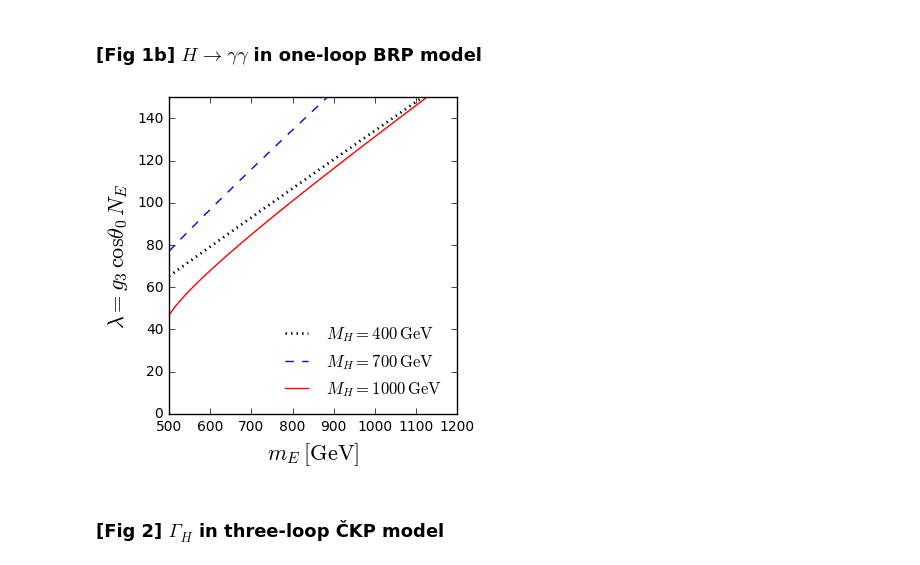
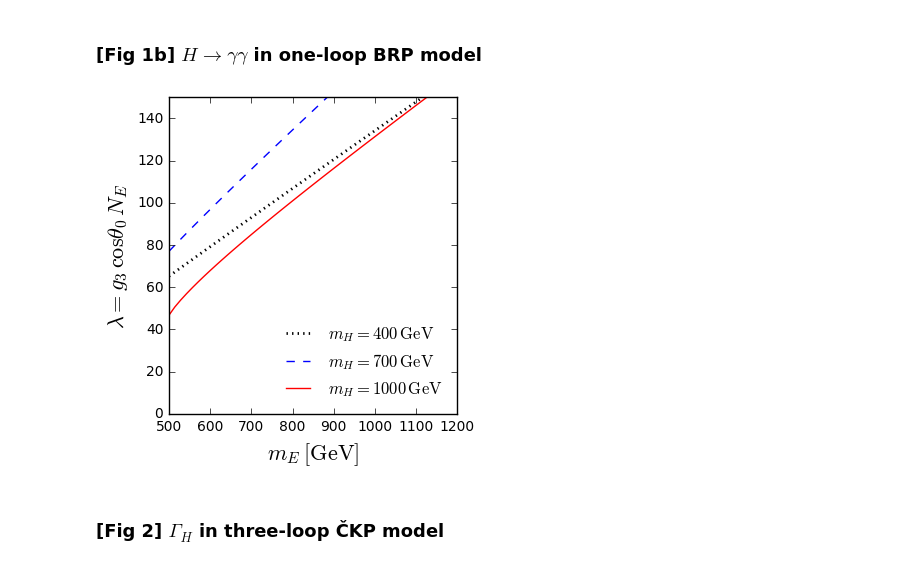
Before and after one commit to openhep/ackp16B, a Jupyter notebook: RnuH.ipynb, the cells around one changed output. Drawn from its saved outputs; the diff is of its cells as text; code cells hidden in the pictures.

```diff
--- a/RnuH.ipynb
+++ b/RnuH.ipynb
@@ -509,7 +509,7 @@ def mboundCKP(VV, mchi, mH, init=390, method='hybr'):
 # %% [markdown]
 ## Plots
 # %%
-SAVEPDFS = False
+SAVEPDFS = True
 # %%
 # Order of line colors and styles
 plt.rc('axes', prop_cycle=(cycler('color', ['k', 'b', 'r']) +
@@ -552,23 +552,23 @@ if SAVEPDFS:
 # %%
 xmin, xmax = 500, 1200
 ymin, ymax = 0, 150
 ms = np.linspace(xmin, xmax)
 fig, ax = plt.subplots(figsize=(4,4))
 for mH in mHset:
     ms = np.linspace(max(xmin,mH/2), xmax)
     lamgg = lamboundBPR(ms, mH).astype(np.float)
-    lgg, = ax.plot(ms, lamgg, label=r"$M_H = {}\,{{\rm GeV}}$".format(mH))
+    lgg, = ax.plot(ms, lamgg, label=r"$m_H = {}\,{{\rm GeV}}$".format(mH))
 ax.set_ylabel(r'$\lambda = g_3\, \cos\theta_0\, N_E$', fontsize=16)
 ax.set_xlabel(r'$m_{E}\:{\rm [GeV]}$', fontsize=16)
 ax.xaxis.set_major_locator(ticker.MultipleLocator(100))
 ax.legend(loc=4).draw_frame(0)
 ax.set_xlim(xmin, xmax)
 ax.set_ylim(ymin, ymax)
 plt.tight_layout()
 if SAVEPDFS:
     plt.savefig("/home/kkumer/triplet.pdf")
 # %% [output]
-[figure, old version]
+[figure, new version]
 # %% [markdown]
 ### [Fig 2] $\Gamma_{H}$ in three-loop ČKP model
 # %%
```
